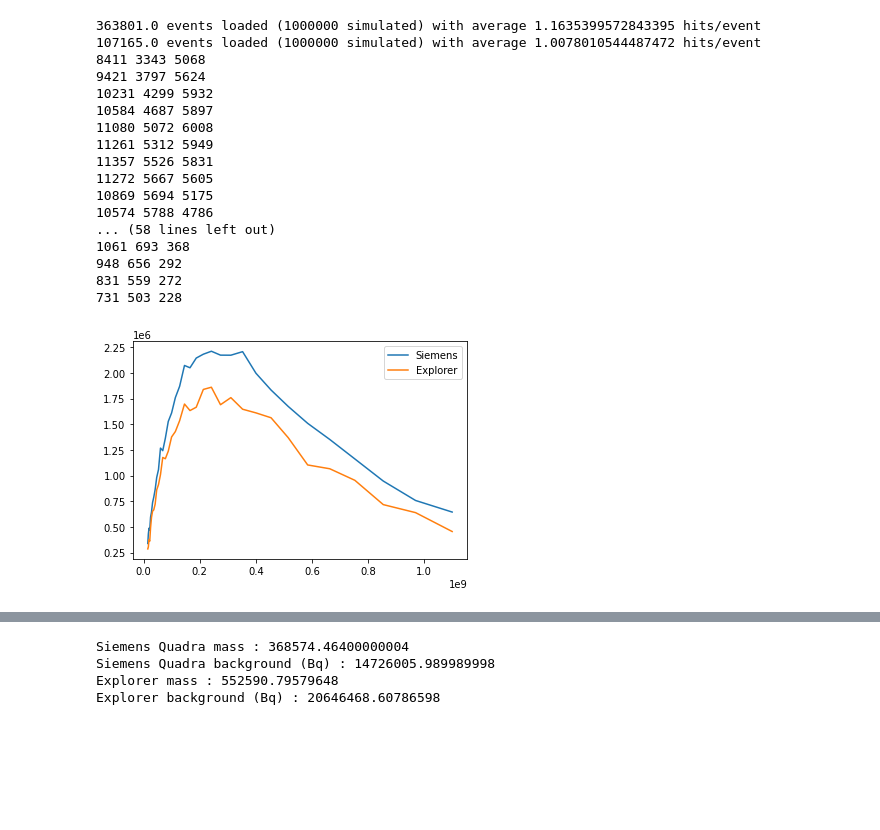
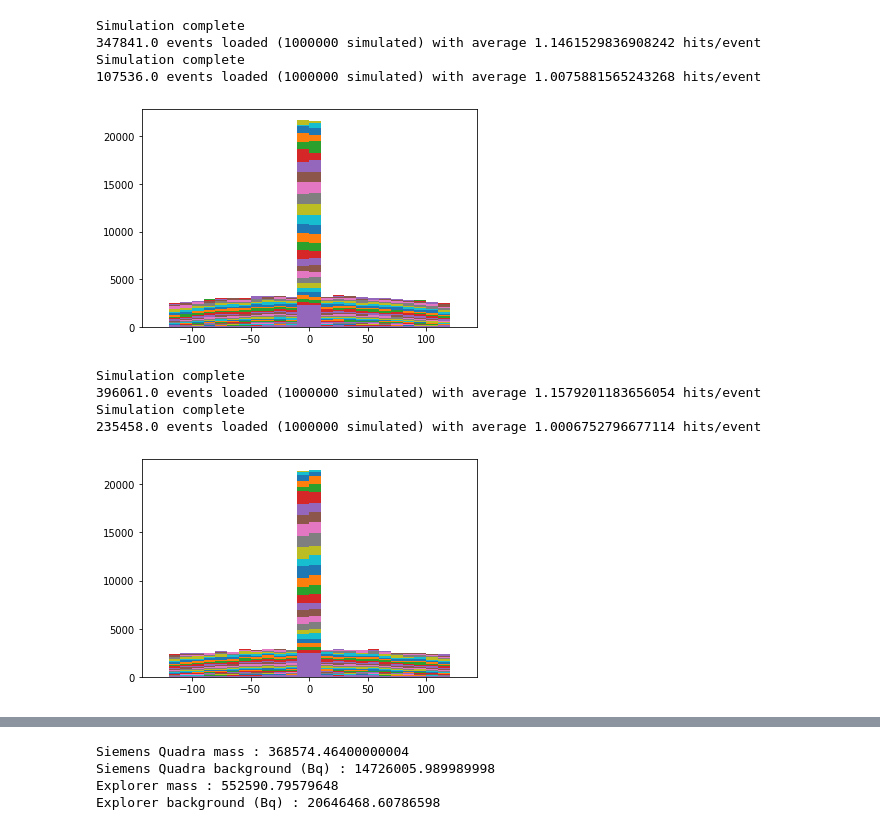
Before and after one commit to bwynneHEP/SimplePetScanner, a Jupyter notebook: analysis/NECRstudy.ipynb, the cells around one changed output, grey strips where cells are left out. Saved outputs shown, nothing was run; the diff lists cells and outputs as text; code cells hidden in the pictures; blank space fills up the shorter version.

Commit message:
Shows that histogram-based NECR calculation is achievable, although equivalent to simpler calculation

```diff
--- a/analysis/NECRstudy.ipynb
+++ b/analysis/NECRstudy.ipynb
@@ -13,48 +13,43 @@ import matplotlib.pyplot as mpl
 # %%
 # Include background
 def NECRatTimeBetterWithZ( tracerData, crystalData, crystalActivity, detectorRadius, simulationWindow=1E-2, coincidenceWindow=4.7E-9, zWindow=325.0 ):
 
     necrAtTime = []
+    trueAtTime = []
+    rPlusSAtTime = []
     activityAtTime = []
+    hitRadiusHistogram = []
     for time in range( 0, 700, 20 ):
         timeSec = float(time) * 60.0
         activity = F18ActivityAtTime( 1100E6, timeSec )
 
-        necr = DetectedCoincidences( [activity, crystalActivity], [tracerData, crystalData], simulationWindow, coincidenceWindow, detectorRadius, ZMin=-zWindow, ZMax=zWindow )
+        necr, true, rPlusS, hitRadii = DetectedCoincidences( [activity, crystalActivity], [tracerData, crystalData], simulationWindow, coincidenceWindow, detectorRadius, ZMin=-zWindow, ZMax=zWindow )
         necrAtTime.append( necr )
+        trueAtTime.append( true )
+        rPlusSAtTime.append( rPlusS )
         activityAtTime.append( activity )
+        y, x, patches = mpl.hist( hitRadii, bins=26, range=[-130,130] )
+        hitRadiusHistogram.append( [x, y] )
 
-    return activityAtTime, necrAtTime
+    return activityAtTime, necrAtTime, trueAtTime, rPlusSAtTime, hitRadiusHistogram
 
-labels = [ "Siemens", "Explorer" ]
-tracerData = CreateDataset( 1024, "Siemens", "LinearF18", 1000000, 435.0, 585.0 )
-crystalData = CreateDataset( 1024, "Siemens", "Siemens", 1000000, 435.0, 585.0 )
-activityAtTime, necrAtTime = NECRatTimeBetterWithZ( tracerData, crystalData, sqp.Lu176decaysInMass( sqp.DetectorMass() ), sqp.DetectorRadius() )
-mpl.plot( activityAtTime, necrAtTime, label=labels[0] )
+tracerData = CreateDataset( 1024, "Siemens", 700, "LinearF18", 1000000, 435.0, 585.0 )
+crystalData = CreateDataset( 1024, "Siemens", 1024, "Siemens", 1000000, 435.0, 585.0 )
+activityAtTimeSiemens, necrAtTimeSiemens, trueAtTimeSiemens, rPlusSAtTimeSiemens, hitRadiusHistogramSiemens = NECRatTimeBetterWithZ( tracerData, crystalData, sqp.Lu176decaysInMass( sqp.DetectorMass() ), sqp.DetectorRadius() )
+mpl.show()
 
-tracerData = CreateDataset( 1850, "Explorer", "LinearF18", 1000000, 430.0, 645.0 )
-crystalData = CreateDataset( 1850, "Explorer", "Explorer", 1000000, 430.0, 645.0 )
-activityAtTime, necrAtTime = NECRatTimeBetterWithZ( tracerData, crystalData, ep.Lu176decaysInMass( ep.DetectorMass() ), ep.DetectorRadius(), coincidenceWindow=4.5E-9 )
-mpl.plot( activityAtTime, necrAtTime, label=labels[1] )
-
-mpl.legend( labels )
+tracerData = CreateDataset( 1850, "Explorer", 700, "LinearF18", 1000000, 430.0, 645.0 )
+crystalData = CreateDataset( 1850, "Explorer", 1850, "Explorer", 1000000, 430.0, 645.0 )
+activityAtTimeExplorer, necrAtTimeExplorer, trueAtTimeExplorer, rPlusSAtTimeExplorer, hitRadiusHistogramExplorer = NECRatTimeBetterWithZ( tracerData, crystalData, ep.Lu176decaysInMass( ep.DetectorMass() ), ep.DetectorRadius(), coincidenceWindow=4.5E-9 )
 mpl.show()
 # %% [output]
-363801.0 events loaded (1000000 simulated) with average 1.1635399572843395 hits/event
-107165.0 events loaded (1000000 simulated) with average 1.0078010544487472 hits/event
-8411 3343 5068
-9421 3797 5624
-10231 4299 5932
-10584 4687 5897
-11080 5072 6008
-11261 5312 5949
-11357 5526 5831
-11272 5667 5605
-10869 5694 5175
-10574 5788 4786
-... (58 lines left out)
-1061 693 368
-948 656 292
-831 559 272
-731 503 228
+Simulation complete
+347841.0 events loaded (1000000 simulated) with average 1.1461529836908242 hits/event
+Simulation complete
+107536.0 events loaded (1000000 simulated) with average 1.0075881565243268 hits/event
-[figure, old version]
+[figure, new version]
+Simulation complete
+396061.0 events loaded (1000000 simulated) with average 1.1579201183656054 hits/event
+Simulation complete
+235458.0 events loaded (1000000 simulated) with average 1.0006752796677114 hits/event
+[figure, added]
```
Also changed, not shown: parts of 3 cells of this notebook.
